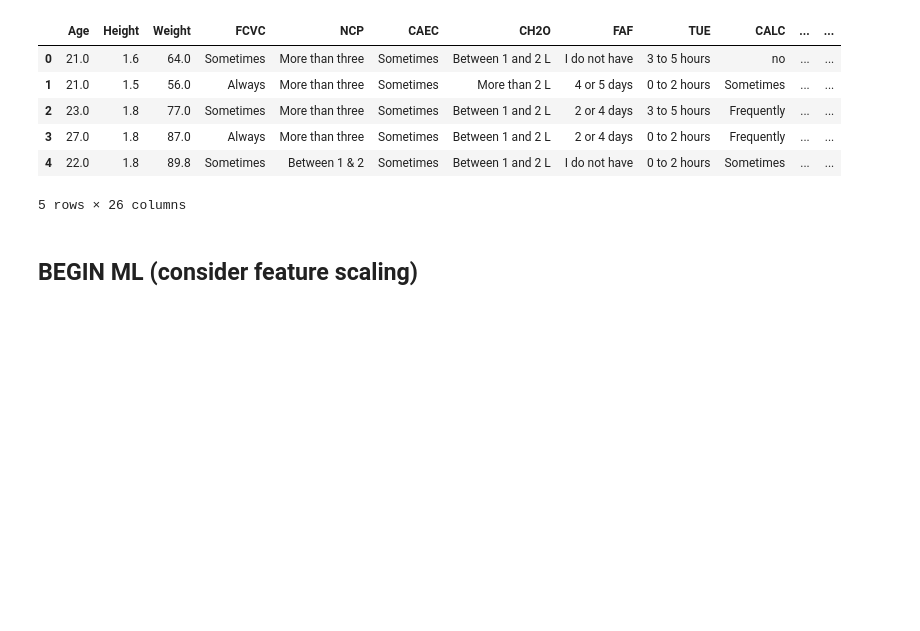
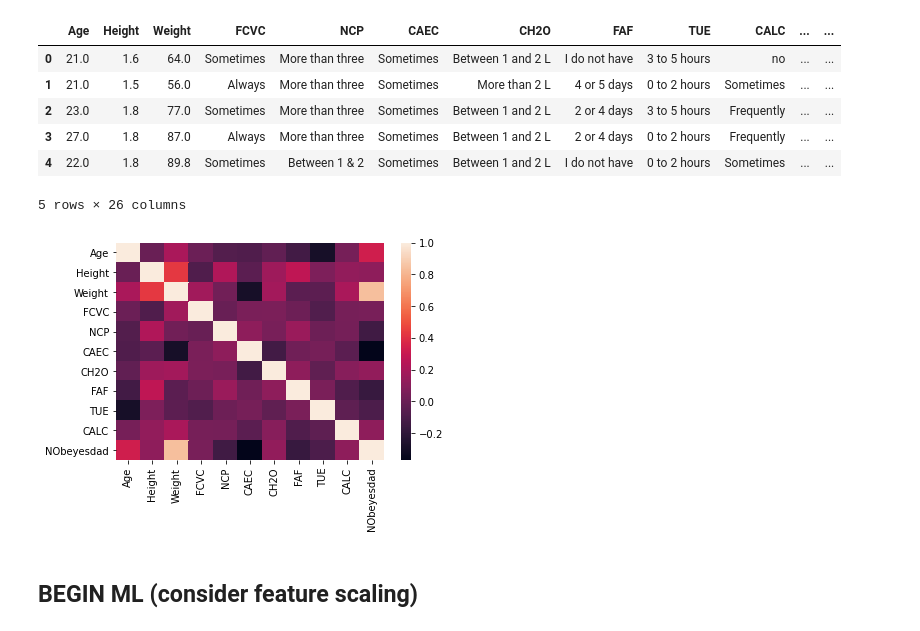
Before and after one commit to NPVoravong/obesity-estimation, a Jupyter notebook: jupyter/trying one hot encoding for some variables.ipynb, the cells around one changed output. Drawn from its saved outputs; the diff is of its cells as text; code cells hidden in the pictures; blank space fills up the shorter version.

```diff
--- a/jupyter/trying one hot encoding for some variables.ipynb
+++ b/jupyter/trying one hot encoding for some variables.ipynb
@@ -163,6 +163,16 @@ obesity_numeric['TUE'].replace({'0 to 2 hours':0, '3 to 5 hours':1,'More than 5
 obesity_numeric['CALC'].replace({'no':0,'Sometimes':1,'Frequently':2,'Always':3},inplace=True)
 # obesity_numeric['MTRANS'].replace({'Automobile':0,'Motorbike':1,'Bike':2,'Public_Transportation':3,'Walking':4},inplace=True)
 obesity_numeric['NObeyesdad'].replace({'Insufficient':0,'Normal':1,'Overweight':2,'Obese':3},inplace=True)
+# %%
+numbers = obesity_numeric[['Age','Height','Weight','FCVC','NCP','CAEC','CH2O','FAF','TUE','CALC','NObeyesdad']]
+# %%
+corrMatrix = numbers.corr()
+import seaborn as sn
+import matplotlib.pyplot as plt
+sn.heatmap(corrMatrix)
+plt.show()
+# %% [output]
+[figure, added]
 # %%
 obesity_encoded = obesity_numeric.copy()
 obesity_encoded = pd.DataFrame(obesity_numeric, columns=['Age','Height','Weight','FCVC','NCP','CAEC','CH2O','FAF','TUE',
```
Also changed, not shown: parts of 11 cells of this notebook, 9 other files.
